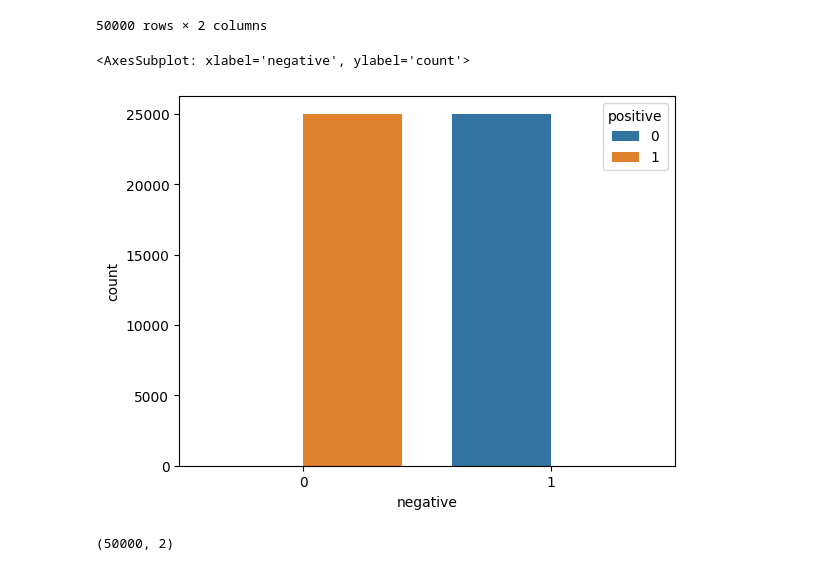
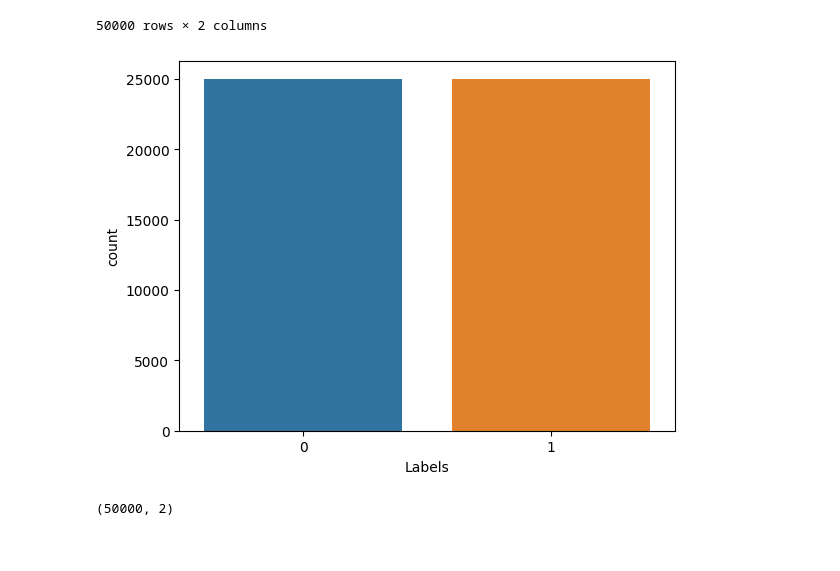
Before and after one commit to Abeshith/IMDBDataset-SentimentAnalysis, a Jupyter notebook: SentimentAnalysis Word2Vec.ipynb, the cells around one changed output. Saved outputs shown, nothing was run; the diff lists cells and outputs as text; code cells hidden in the pictures.

```diff
--- a/SentimentAnalysis Word2Vec.ipynb
+++ b/SentimentAnalysis Word2Vec.ipynb
@@ -39,10 +33,11 @@ sentiment
 | 49999 | 1 | 0 |
 50000 rows × 2 columns
 # %%
-sns.countplot(sentiment,x=sentiment['negative'],hue=sentiment['positive'])
+sns.countplot(sentiment,x=sentiment['negative'])
+plt.xlabel('Labels')
+plt.show()
 # %% [output]
-<AxesSubplot: xlabel='negative', ylabel='count'>
-[figure, old version]
+[figure, new version]
 # %%
 Data.shape
 # %% [output]
```
Also changed, not shown: parts of 35 cells of this notebook.
